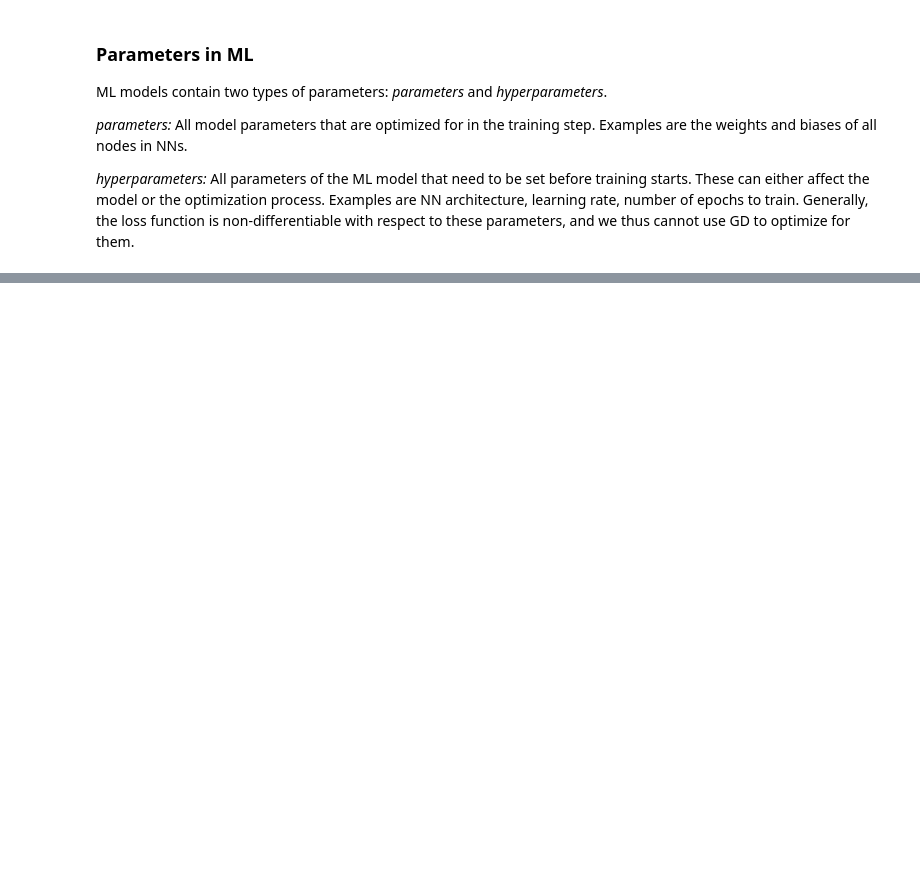
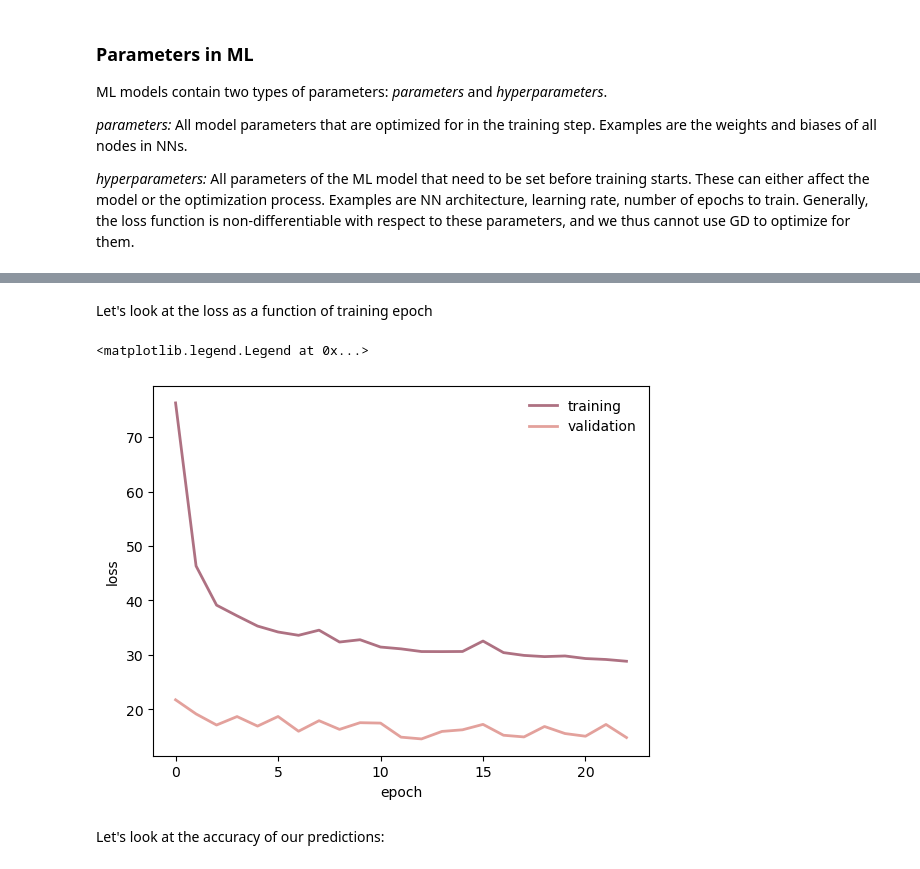
Before and after one commit to hou-physics/stat_methods_AIfA_2024_group_07, a Jupyter notebook: lecture_11/L11_intoduction-to-ML.ipynb, the cells around one changed output, grey strips where cells are left out. Cells and saved outputs as stored; diff of their text form; code cells hidden in the pictures; blank space fills up the shorter version.

Commit message:
Added pytorch example.

```diff
--- a/lecture_11/L11_intoduction-to-ML.ipynb
+++ b/lecture_11/L11_intoduction-to-ML.ipynb
@@ -294,0 +362,21 @@ With this, we arrive at the following general strategy for training ML and deter
+# %%
+# Split into training, validation and test data
+traindata = data[:int(0.7*len(data))]
+valdata = data[int(0.7*len(data)):int(0.85*len(data))]
+testdata = data[int(0.85*len(data)):]
+
+# Compute mean and std of training data
+training_mean = np.mean(traindata, axis=0)
+training_std = np.std(traindata, axis=0, ddof=1)
+
+# Normalize
+traindata = (traindata-training_mean[np.newaxis, :])/training_std[np.newaxis, :]
+valdata = (valdata-training_mean[np.newaxis, :])/training_std[np.newaxis, :]
+testdata = (testdata-training_mean[np.newaxis, :])/training_std[np.newaxis, :]
+
+# Create pytorch data loaders for training and validation data
+minibatch = 100
+train_dataset = CaliDataset(traindata[:, :8], traindata[:, -1])
+trainloader = torch.utils.data.DataLoader(train_dataset, batch_size=minibatch, shuffle=True)
+val_dataset = CaliDataset(valdata[:, :8], valdata[:, -1])
+valloader = torch.utils.data.DataLoader(val_dataset, batch_size=minibatch, shuffle=True)
@@ -294,0 +385,15 @@ With this, we arrive at the following general strategy for training ML and deter
+# %%
+# Initialize the MLP
+nin = X.shape[1]
+nout = 1
+nh1 = 64
+nh2 = 32
+mlp = model(nin, nout, nh1, nh2)
+
+# Define the loss function
+loss_function = nn.MSELoss(reduction='sum')
+# Define the optimizer
+# Here we use the ADAM algorithm that is an extension of stochastic gradient descent which uses a
+# different learning rate for each parameter and also adapts it during runtime
+# Here we set the initial learning rate to 1e-3 (which is also the default in pytorch)
+optimizer = torch.optim.Adam(mlp.parameters(), lr=1e-3)
@@ -294,0 +469,13 @@ With this, we arrive at the following general strategy for training ML and deter
+# %% [markdown]
+Let's look at the loss as a function of training epoch
+# %%
+plt.plot(np.arange(len(train_losses)), train_losses, color='#AE7182', linewidth=2, label=r'training')
+plt.plot(np.arange(len(val_losses)), val_losses, color='#e3a19c', linewidth=2, label=r'validation')
+plt.xlabel(r'epoch')
+plt.ylabel(r'loss')
+plt.legend(frameon=False)
+# %% [output]
+<matplotlib.legend.Legend at 0x...>
+[figure, added]
+# %% [markdown]
+Let's look at the accuracy of our predictions:
```
Also changed, not shown: parts of 17 cells of this notebook.
